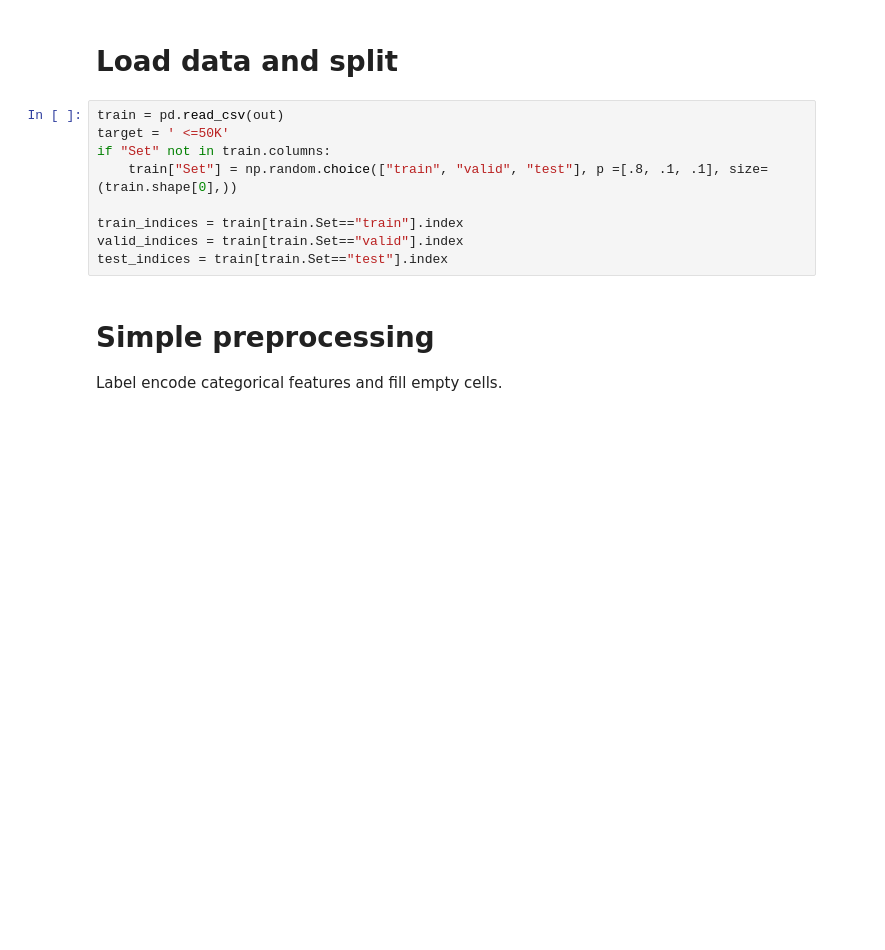
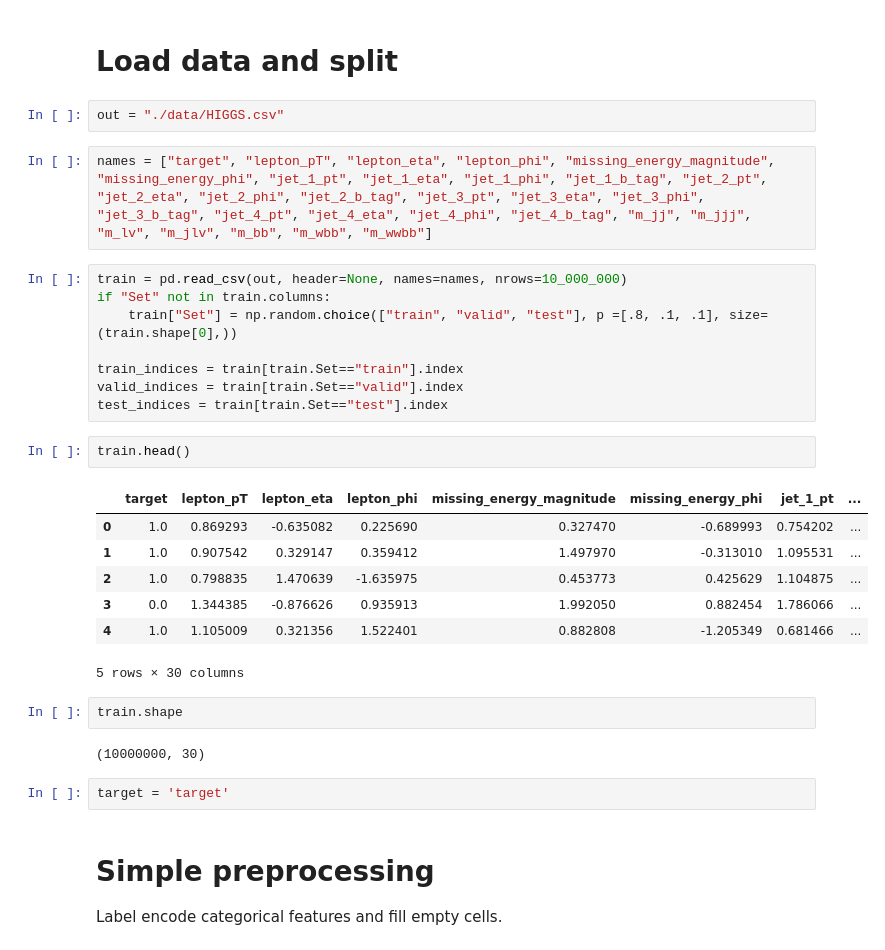
Before and after one commit to dreamquark-ai/tabnet, a Jupyter notebook: census_example.ipynb, the cells around one changed output. Drawn from its saved outputs; the diff is of its cells as text; blank space fills up the shorter version.

Commit message:
feat: benchmark on higgs dataset

```diff
--- a/census_example.ipynb
+++ b/census_example.ipynb
@@ -32,14 +35,33 @@ else:
 # %% [markdown]
 # Load data and split
+# %%
+out = "./data/HIGGS.csv"
+# %%
+names = ["target", "lepton_pT", "lepton_eta", "lepton_phi", "missing_energy_magnitude", "missing_energy_phi", "jet_1_pt", "jet_1_eta", "jet_1_phi", "jet_1_b_tag", "jet_2_pt", "jet_2_eta", "jet_2_phi", "jet_2_b_tag", "jet_3_pt", "jet_3_eta", "jet_3_phi", "jet_3_b_tag", "jet_4_pt", "jet_4_eta", "jet_4_phi", "jet_4_b_tag", "m_jj", "m_jjj", "m_lv", "m_jlv", "m_bb", "m_wbb", "m_wwbb"]
 # %%
-train = pd.read_csv(out)
-target = ' <=50K'
+train = pd.read_csv(out, header=None, names=names, nrows=10_000_000)
 if "Set" not in train.columns:
     train["Set"] = np.random.choice(["train", "valid", "test"], p =[.8, .1, .1], size=(train.shape[0],))
 
 train_indices = train[train.Set=="train"].index
 valid_indices = train[train.Set=="valid"].index
 test_indices = train[train.Set=="test"].index
+# %%
+train.head()
+# %% [output]
+|  | target | lepton_pT | lepton_eta | lepton_phi | missing_energy_magnitude | missing_energy_phi | jet_1_pt | ... |
+| 0 | 1.0 | 0.869293 | -0.635082 | 0.225690 | 0.327470 | -0.689993 | 0.754202 | ... |
+| 1 | 1.0 | 0.907542 | 0.329147 | 0.359412 | 1.497970 | -0.313010 | 1.095531 | ... |
+| 2 | 1.0 | 0.798835 | 1.470639 | -1.635975 | 0.453773 | 0.425629 | 1.104875 | ... |
+| 3 | 0.0 | 1.344385 | -0.876626 | 0.935913 | 1.992050 | 0.882454 | 1.786066 | ... |
+| 4 | 1.0 | 1.105009 | 0.321356 | 1.522401 | 0.882808 | -1.205349 | 0.681466 | ... |
+5 rows × 30 columns
+# %%
+train.shape
+# %% [output]
+(10000000, 30)
+# %%
+target = 'target'
 # %% [markdown]
 # Simple preprocessing
 
```
Also changed, not shown: parts of 25 cells of this notebook.
